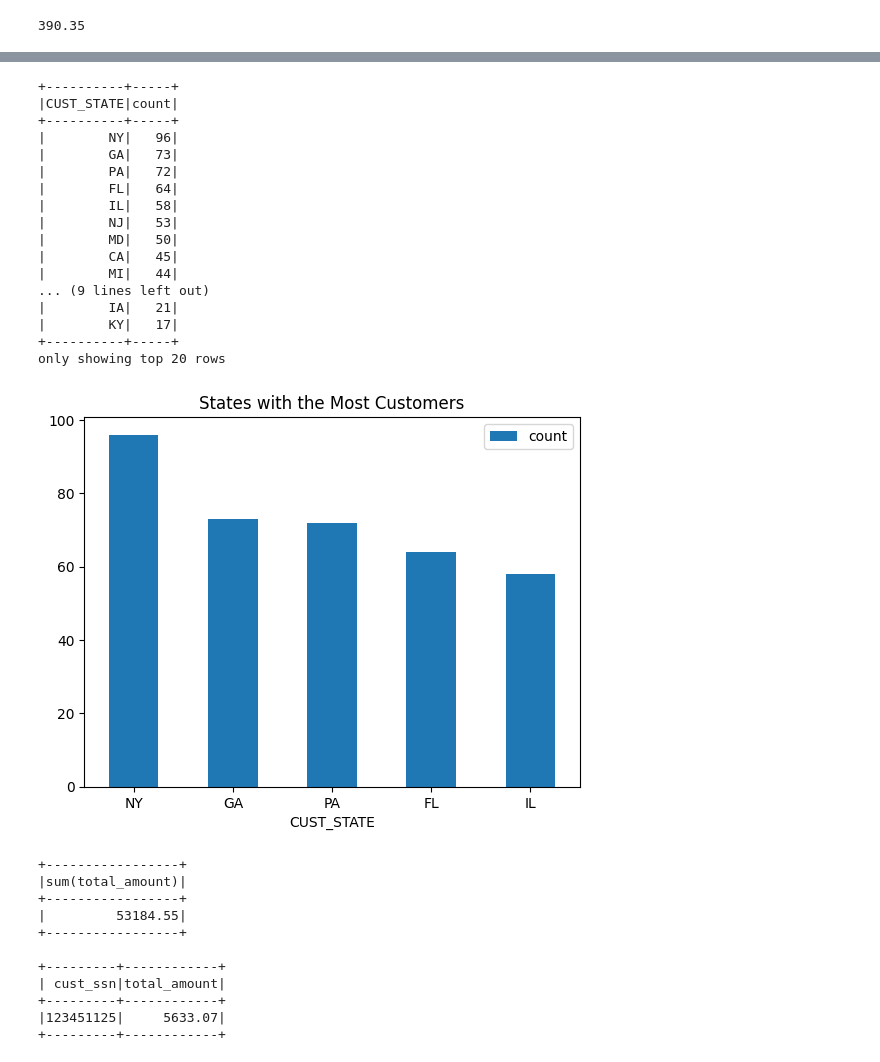
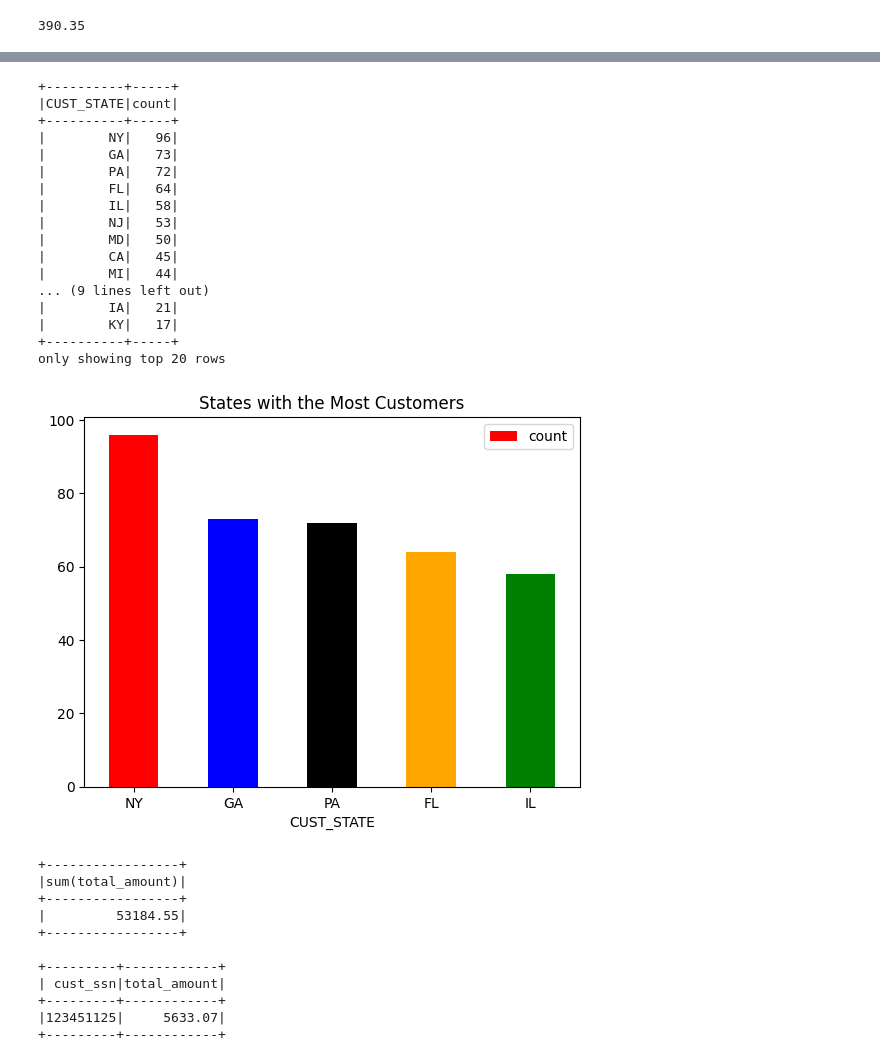
Before and after one commit to nahidnr6/Capstone, a Jupyter notebook: Capstone.ipynb, the cells around one changed output, grey strips where cells are left out. Cells and saved outputs as stored; diff of their text form; code cells hidden in the pictures.

```diff
--- a/Capstone.ipynb
+++ b/Capstone.ipynb
@@ -334,35 +335,36 @@ from pyspark.sql.functions import count
 #Create a pyspark dataframe showing which states has the most customers
 custmer.groupBy("CUST_STATE").count().sort('count', ascending = False).show()
 
 #Convert the dataframe into a pandas dataframe
 states = (custmer.groupBy("CUST_STATE").count().sort('count', ascending = False)).toPandas()
 
 #filter the dataframe to show only the top 5 values
 top5_states = states.loc[states['count'] >53]
 
 #Create 2 lists based on the dataframe
 #states_list = top5_states['CUST_STATE'].toList()
 #count_list = top5_states['count'].toList()
-states_plot = top5_states.plot.bar(x='CUST_STATE', y='count', title= 'States with the Most Customers', rot=0)
+c = ['red', 'blue', 'black', 'orange', 'green']
+states_plot = top5_states.plot.bar(x='CUST_STATE', y='count', title= 'States with the Most Customers', rot=0, color= c)
 # %% [output]
 +----------+-----+
 |CUST_STATE|count|
 +----------+-----+
 |        NY|   96|
 |        GA|   73|
 |        PA|   72|
 |        FL|   64|
 |        IL|   58|
 |        NJ|   53|
 |        MD|   50|
 |        CA|   45|
 |        MI|   44|
 ... (9 lines left out)
 |        IA|   21|
 |        KY|   17|
 +----------+-----+
 only showing top 20 rows
-[figure, old version]
+[figure, new version]
 # %%
 #Req 3.3 ) Find and plot the sum of all transactions for the top 10 customers, and which customer has the highest
 #transaction amount. hint(use CUST_SSN).
```
Also changed, not shown: parts of 5 cells of this notebook, 1 other file.
